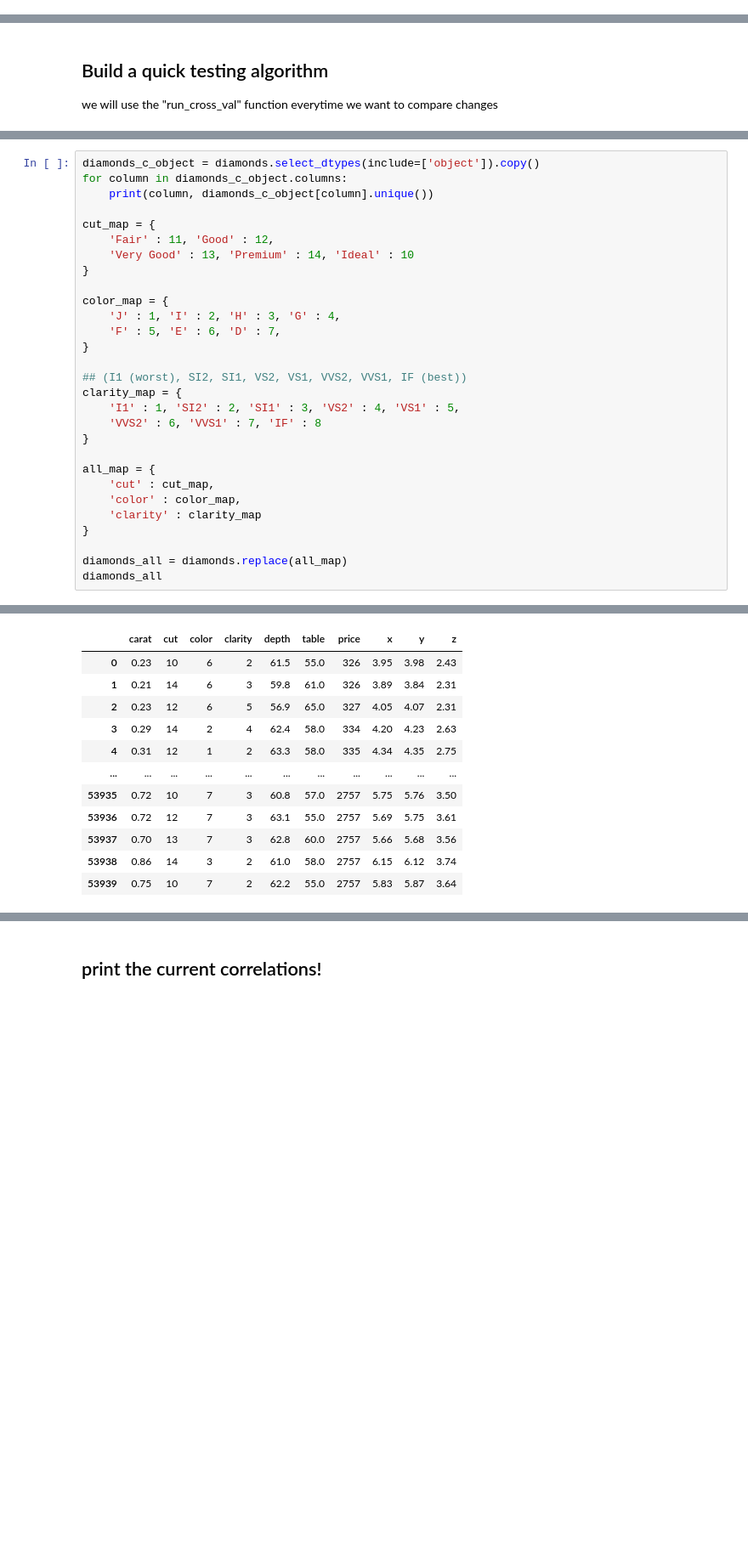
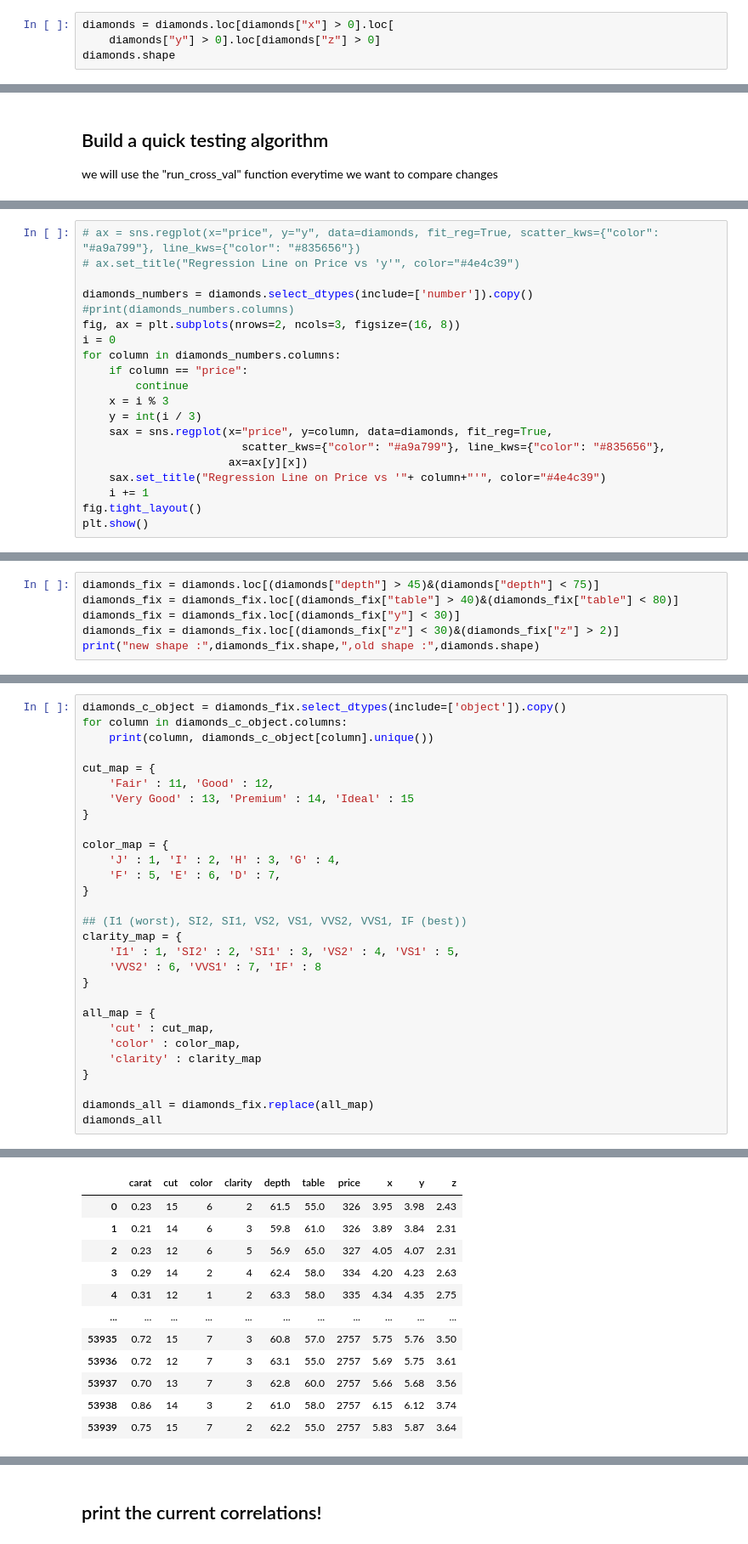
Before and after one commit to mike-tr/IntroToDS_Final, a Jupyter notebook: P3_regression_diamonds.ipynb, the cells around one changed output, grey strips where cells are left out. Shown at 85% size. Drawn from its saved outputs; the diff is of its cells as text; blank space fills up the shorter version.

```diff
--- a/P3_regression_diamonds.ipynb
+++ b/P3_regression_diamonds.ipynb
@@ -80,0 +108,4 @@ False
+# %%
+diamonds = diamonds.loc[diamonds["x"] > 0].loc[
+    diamonds["y"] > 0].loc[diamonds["z"] > 0]
+diamonds.shape
@@ -345,0 +392,20 @@ same thing for the other columns.
+# %%
+# ax = sns.regplot(x="price", y="y", data=diamonds, fit_reg=True, scatter_kws={"color": "#a9a799"}, line_kws={"color": "#835656"})
+# ax.set_title("Regression Line on Price vs 'y'", color="#4e4c39")
+
+diamonds_numbers = diamonds.select_dtypes(include=['number']).copy()
+#print(diamonds_numbers.columns)
+fig, ax = plt.subplots(nrows=2, ncols=3, figsize=(16, 8))
+i = 0
+for column in diamonds_numbers.columns:
+    if column == "price":
+        continue
+    x = i % 3
+    y = int(i / 3)
+    sax = sns.regplot(x="price", y=column, data=diamonds, fit_reg=True,
+                        scatter_kws={"color": "#a9a799"}, line_kws={"color": "#835656"},
+                      ax=ax[y][x])
+    sax.set_title("Regression Line on Price vs '"+ column+"'", color="#4e4c39")
+    i += 1
+fig.tight_layout()
+plt.show()
@@ -345,0 +417,6 @@ same thing for the other columns.
+# %%
+diamonds_fix = diamonds.loc[(diamonds["depth"] > 45)&(diamonds["depth"] < 75)]
+diamonds_fix = diamonds_fix.loc[(diamonds_fix["table"] > 40)&(diamonds_fix["table"] < 80)]
+diamonds_fix = diamonds_fix.loc[(diamonds_fix["y"] < 30)]
+diamonds_fix = diamonds_fix.loc[(diamonds_fix["z"] < 30)&(diamonds_fix["z"] > 2)]
+print("new shape :",diamonds_fix.shape,",old shape :",diamonds.shape)
@@ -346,45 +438,45 @@ same thing for the other columns.
 # %%
-diamonds_c_object = diamonds.select_dtypes(include=['object']).copy()
+diamonds_c_object = diamonds_fix.select_dtypes(include=['object']).copy()
 for column in diamonds_c_object.columns:
     print(column, diamonds_c_object[column].unique())
 
 cut_map = {
     'Fair' : 11, 'Good' : 12,
-    'Very Good' : 13, 'Premium' : 14, 'Ideal' : 10
+    'Very Good' : 13, 'Premium' : 14, 'Ideal' : 15
 }
 
 color_map = {
     'J' : 1, 'I' : 2, 'H' : 3, 'G' : 4,
     'F' : 5, 'E' : 6, 'D' : 7,
 }
 
 ## (I1 (worst), SI2, SI1, VS2, VS1, VVS2, VVS1, IF (best))
 clarity_map = {
     'I1' : 1, 'SI2' : 2, 'SI1' : 3, 'VS2' : 4, 'VS1' : 5,
     'VVS2' : 6, 'VVS1' : 7, 'IF' : 8
 }
 
 all_map = {
     'cut' : cut_map,
     'color' : color_map,
     'clarity' : clarity_map
 }
 
-diamonds_all = diamonds.replace(all_map)
+diamonds_all = diamonds_fix.replace(all_map)
 diamonds_all
 # %% [output]
 cut ['Ideal' 'Premium' 'Good' 'Very Good' 'Fair']
 color ['E' 'I' 'J' 'H' 'F' 'G' 'D']
 clarity ['SI2' 'SI1' 'VS1' 'VS2' 'VVS2' 'VVS1' 'I1' 'IF']
 |  | carat | cut | color | clarity | depth | table | price | x | y | z |
-| 0 | 0.23 | 10 | 6 | 2 | 61.5 | 55.0 | 326 | 3.95 | 3.98 | 2.43 |
+| 0 | 0.23 | 15 | 6 | 2 | 61.5 | 55.0 | 326 | 3.95 | 3.98 | 2.43 |
 | 1 | 0.21 | 14 | 6 | 3 | 59.8 | 61.0 | 326 | 3.89 | 3.84 | 2.31 |
 | 2 | 0.23 | 12 | 6 | 5 | 56.9 | 65.0 | 327 | 4.05 | 4.07 | 2.31 |
 | 3 | 0.29 | 14 | 2 | 4 | 62.4 | 58.0 | 334 | 4.20 | 4.23 | 2.63 |
 | 4 | 0.31 | 12 | 1 | 2 | 63.3 | 58.0 | 335 | 4.34 | 4.35 | 2.75 |
 | ... | ... | ... | ... | ... | ... | ... | ... | ... | ... | ... |
-| 53935 | 0.72 | 10 | 7 | 3 | 60.8 | 57.0 | 2757 | 5.75 | 5.76 | 3.50 |
+| 53935 | 0.72 | 15 | 7 | 3 | 60.8 | 57.0 | 2757 | 5.75 | 5.76 | 3.50 |
 | 53936 | 0.72 | 12 | 7 | 3 | 63.1 | 55.0 | 2757 | 5.69 | 5.75 | 3.61 |
 | 53937 | 0.70 | 13 | 7 | 3 | 62.8 | 60.0 | 2757 | 5.66 | 5.68 | 3.56 |
 | 53938 | 0.86 | 14 | 3 | 2 | 61.0 | 58.0 | 2757 | 6.15 | 6.12 | 3.74 |
-| 53939 | 0.75 | 10 | 7 | 2 | 62.2 | 55.0 | 2757 | 5.83 | 5.87 | 3.64 |
+| 53939 | 0.75 | 15 | 7 | 2 | 62.2 | 55.0 | 2757 | 5.83 | 5.87 | 3.64 |
```
Also changed, not shown: parts of 45 cells of this notebook, 1 other file.
